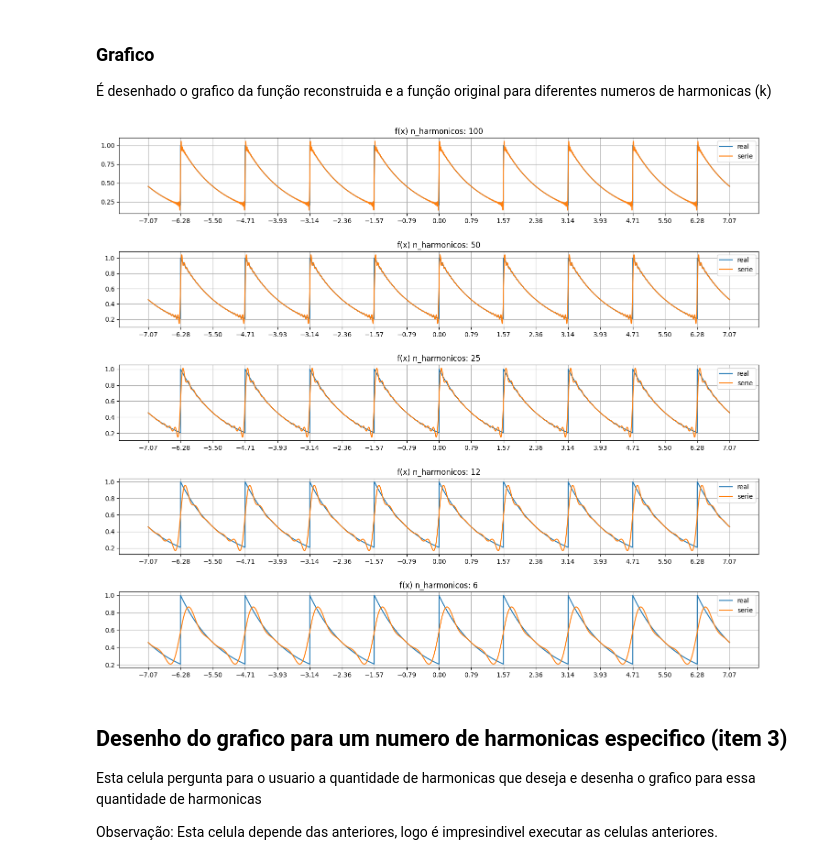
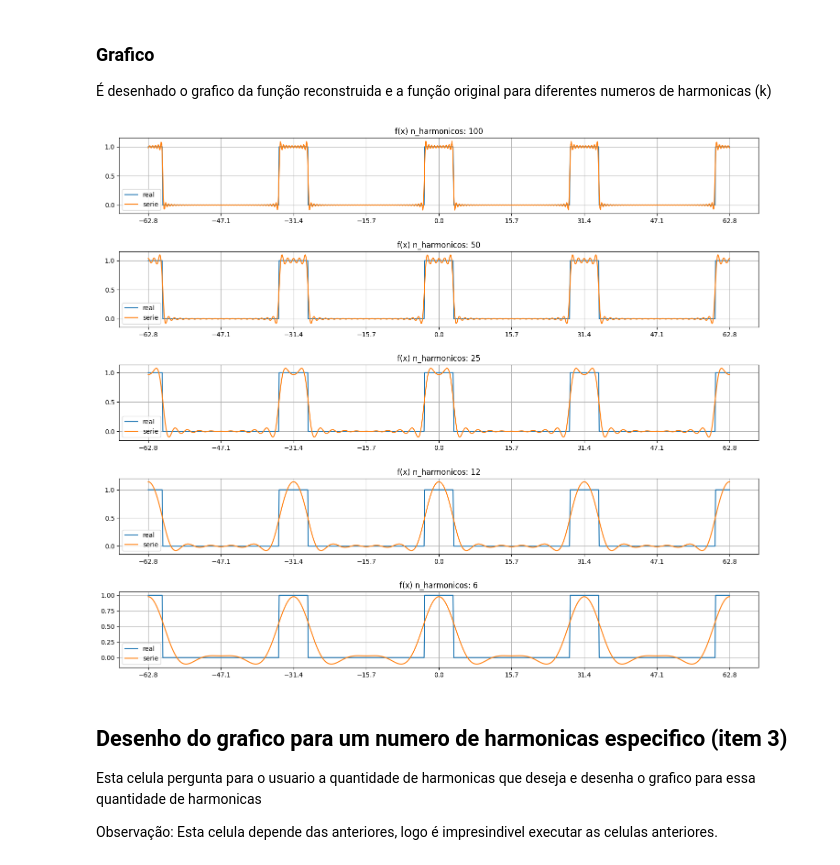
Before and after one commit to JoaoMario109/sinais-e-sistemas, a Jupyter notebook: T2/fourier.ipynb, the cells around one changed output. Cells and saved outputs as stored; diff of their text form; code cells hidden in the pictures.

```diff
--- a/T2/fourier.ipynb
+++ b/T2/fourier.ipynb
@@ -116,17 +116,17 @@ $$
 ## Descrição em codigo da função
 # %%
 def f_aux(x, k):
-    return np.exp(-(x - ((np.pi / 2.0) * k))) * (np.heaviside(x - (k * (np.pi / 2.0)), 1) - np.heaviside(x - ((k * (np.pi / 2.0)) + (np.pi / 2.0)), 1))
+    return 1 * (np.heaviside(x - (k * (10 * np.pi) - (np.pi)), 1)) - np.heaviside(x - (k * (10 * np.pi) + (np.pi)), 1)
 
 def f(x):
-    return [np.sum([ f_aux(d, k) for k in range(int(x.min() / (np.pi / 2)) - 2, int(x.max() / (np.pi / 2)) + 2) ]) for d in x ]
+    return [np.sum([ f_aux(d, k) for k in range(int(x.min() / (10 * np.pi)) - 2, int(x.max() / (10 * np.pi)) + 2) ]) for d in x ]
 # %% [markdown]
 ## Desenho do grafico da função
 # %%
-x = np.linspace(-3 * np.pi / 2, 3 * np.pi / 2, 10000)
+x = np.linspace(2 * -10 * np.pi, 2 * 10 * np.pi, 10000)
 y = f(x)
 
-fig = plt.figure(figsize = (18, 8))
+fig = plt.figure(figsize = (25, 8))
 ax = fig.add_subplot()
 ax.grid()
 ax.plot(x, y)
@@ -135,7 +135,7 @@ ax.plot(x, y)
 # Configurando o grafico
 
 ax.set_title(f'f(x)')
-ax.set_xticks(np.arange(x.min(), x.max(), np.pi / 4))
-ax.xaxis.set_major_formatter(FormatStrFormatter('%.2f'))
+ax.set_xticks(np.arange(x.min(), x.max(), np.pi))
+ax.xaxis.set_major_formatter(FormatStrFormatter('%.1f'))
 ax.grid(visible=True)
 # %% [output]
@@ -161,6 +165,6 @@ $$ck(k) = \frac{2 i \left(1 - e^{\pi \left(2 i k + \frac{1}{2}\right)}\right) e^
 # %%
 # Periodo
-t_0 = sym.pi / 2
+t_0 = 10 * sym.pi
 # Frequencia
 f_0 = 1 / t_0
 # Frequencia angular
@@ -170,14 +174,11 @@ w_0 = 2 * sym.pi * f_0
 t = sym.Symbol('t')
 # Definindo o periodo
 k = sym.Symbol('k')
-# Definindo a função em um periodo
-f_t = sym.exp(-t)
-print("Função em um periodo: ")
-f_t = sym.exp(-t)
-display(f_t)
 
 # Calculando a equação que define os coeficientes da serie de fourier para a função
-ck = f_0 * sym.integrate(f_t * sym.exp(-sym.I * k * w_0 * t), (t, 0, t_0))
+ck = f_0 * sym.integrate(1 * sym.exp(-sym.I * k * w_0 * t), (t, 0, sym.pi)) + \
+    f_0 * sym.integrate(0 * sym.exp(-sym.I * k * w_0 * t), (t, sym.pi , 9 * sym.pi)) + \
+    f_0 * sym.integrate(1 * sym.exp(-sym.I * k * w_0 * t), (t, 9 * sym.pi , 10 * sym.pi))
 
 print("Coeficientes da serie de fourier:")
 display(sym.simplify(ck))
@@ -215,43 +214,43 @@ def f_t_new(ks, t):
 É desenhado o grafico da função reconstruida e a função original para diferentes numeros de harmonicas (k)
 # %%
 # Numero de periodos
-t_len = 9
+t_len = 4
 
 # Criando um vetor de t
-t = np.linspace(-(t_len / 2) * float(t_0), (t_len / 2) * float(t_0), 10000)
+t = np.linspace(-(t_len / 2) * float(t_0), (t_len / 2) * float(t_0), 1000)
 
 # Cria a figura e o plot e ativa o grid
 fig, axs = plt.subplots(5, 1, figsize = (18, 15))
 fig.subplots_adjust(hspace=0.5)
 
 
 
 for i, ax in enumerate(axs):
 
     # Calculando para o numero de harmonicos
     # Numero de harmonicas
     ks_len = int(100 / (2 ** i))
 
     # Criando um vetor de harmonicas
     ks = np.arange(-int(ks_len / 2), int(ks_len / 2), 1)
 
     # Configurando o grafico
     ax.set_title(f'f(x) n_harmonicos: {ks_len}')
     ax.set_xticks(np.arange(-(t_len * float(t_0)), (t_len * float(t_0)), float(t_0) / 2))
     ax.grid()
 
     # Desenha o grafico da onda real
     ax.plot(t, f(t), label='real')
 
     # Cria o grafico da onda estimada pela serie
     ax.plot(t, f_t_new(ks, t), label='serie')
 
     ax.legend()
 
 # Show the plot
 plt.show()
 # %% [output]
-[figure, old version]
+[figure, new version]
 # %% [markdown]
 ## Desenho do grafico para um numero de harmonicas especifico (item 3)
 
```
Also changed, not shown: parts of 16 cells of this notebook.
